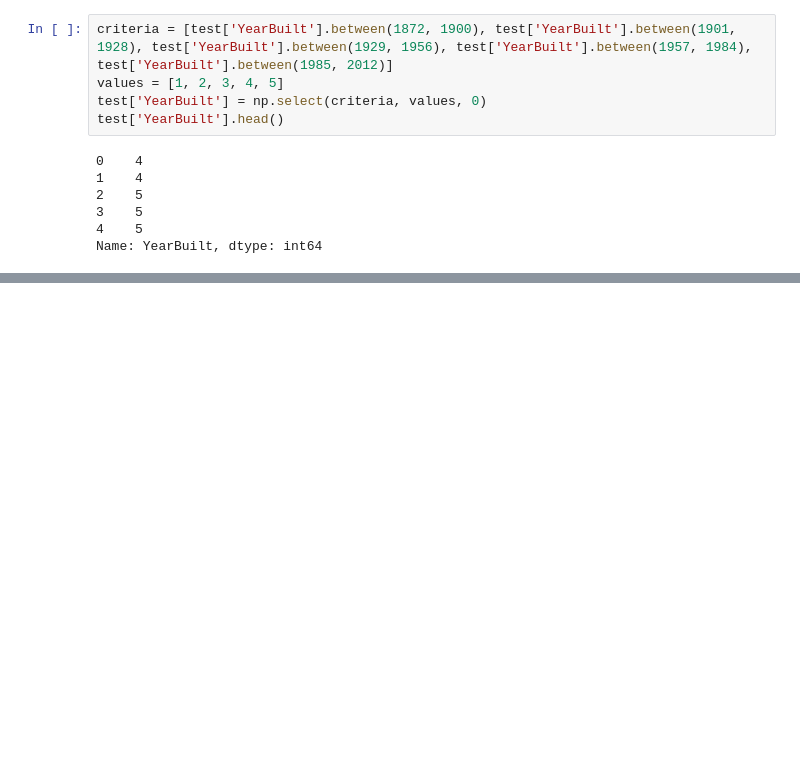
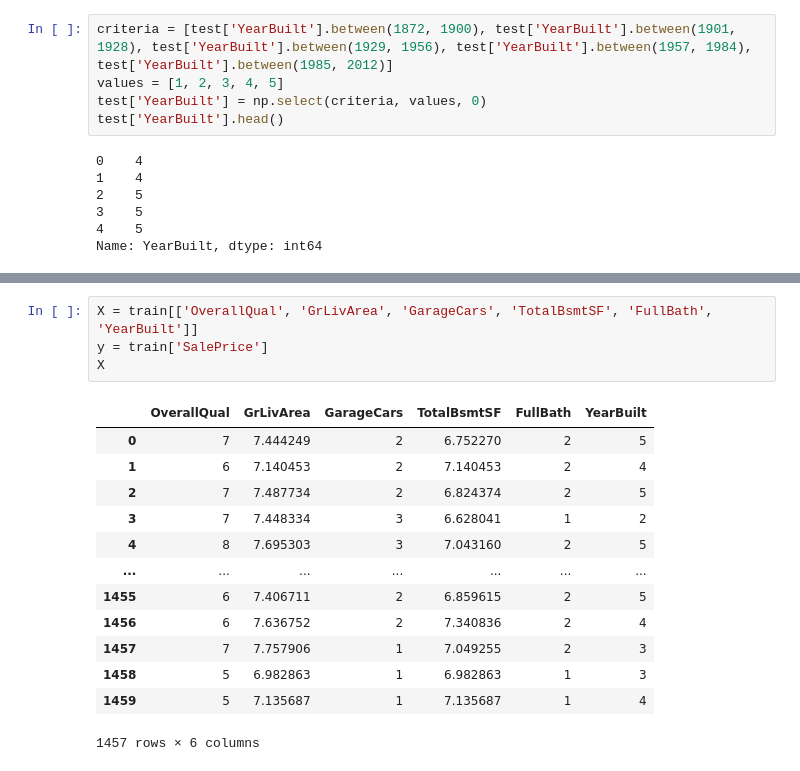
Before and after one commit to mushfiqulIslam/mltraining, a Jupyter notebook: house-prices/house-price.ipynb, the cells around one changed output, grey strips where cells are left out. Drawn from its saved outputs; the diff is of its cells as text; blank space fills up the shorter version.

```diff
--- a/house-prices/house-price.ipynb
+++ b/house-prices/house-price.ipynb
@@ -426,0 +463,18 @@ Name: YearBuilt, dtype: int64
+# %%
+X = train[['OverallQual', 'GrLivArea', 'GarageCars', 'TotalBsmtSF', 'FullBath', 'YearBuilt']]
+y = train['SalePrice']
+X
+# %% [output]
+|  | OverallQual | GrLivArea | GarageCars | TotalBsmtSF | FullBath | YearBuilt |
+| 0 | 7 | 7.444249 | 2 | 6.752270 | 2 | 5 |
+| 1 | 6 | 7.140453 | 2 | 7.140453 | 2 | 4 |
+| 2 | 7 | 7.487734 | 2 | 6.824374 | 2 | 5 |
+| 3 | 7 | 7.448334 | 3 | 6.628041 | 1 | 2 |
+| 4 | 8 | 7.695303 | 3 | 7.043160 | 2 | 5 |
+| ... | ... | ... | ... | ... | ... | ... |
+| 1455 | 6 | 7.406711 | 2 | 6.859615 | 2 | 5 |
+| 1456 | 6 | 7.636752 | 2 | 7.340836 | 2 | 4 |
+| 1457 | 7 | 7.757906 | 1 | 7.049255 | 2 | 3 |
+| 1458 | 5 | 6.982863 | 1 | 6.982863 | 1 | 3 |
+| 1459 | 5 | 7.135687 | 1 | 7.135687 | 1 | 4 |
+1457 rows × 6 columns
```
Also changed, not shown: parts of 32 cells of this notebook.
